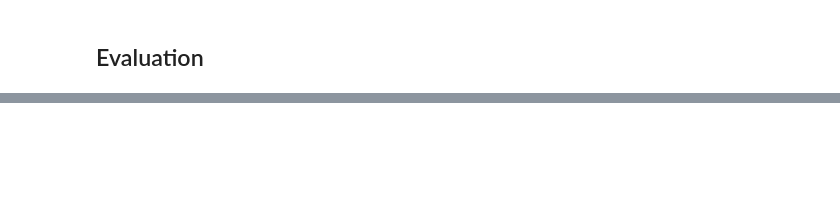
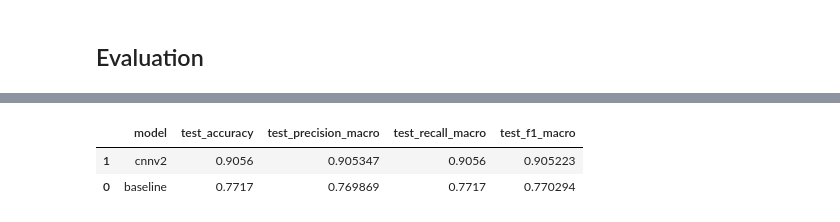
Before and after one commit to albipuliga/CIFAR10-Pytorch, a Jupyter notebook: src/cnn.ipynb, the cells around one changed output, grey strips where cells are left out. Drawn from its saved outputs; the diff is of its cells as text; code cells hidden in the pictures; blank space fills up the shorter version.

```diff
--- a/src/cnn.ipynb
+++ b/src/cnn.ipynb
@@ -191,0 +551,71 @@ Accuracy: 69.58%
+# %%
+def collect_predictions(model, loader):
+    model.eval()
+    y_true, y_pred, y_prob, imgs = [], [], [], []
+
+    with torch.no_grad():
+        for images, targets in loader:
+            out = model(images.to(device))
+            prob = torch.softmax(out, dim=1)
+            pred = prob.argmax(dim=1)
+            y_true.append(targets.cpu())
+            y_pred.append(pred.cpu())
+            y_prob.append(prob.cpu())
+            imgs.append(images.cpu())
+
+    y_true = torch.cat(y_true).numpy()
+    y_pred = torch.cat(y_pred).numpy()
+    y_prob = torch.cat(y_prob).numpy()
+    images = torch.cat(imgs)
+    confidence = y_prob.max(axis=1)
+    return y_true, y_pred, y_prob, confidence, images
+
+
+eval_rows = []
+eval_cache = {}
+
+for run in runs:
+    model_name = run["model"]
+    ckpt = torch.load(run["checkpoint"], map_location=device)
+    model = build_model(model_name).to(device)
+    model.load_state_dict(ckpt["model_state_dict"])
+
+    y_true, y_pred, y_prob, confidence, images = collect_predictions(model, test_loader)
+    cm = confusion_matrix(y_true, y_pred)
+    per_class_acc = cm.diagonal() / cm.sum(axis=1)
+
+    acc = accuracy_score(y_true, y_pred)
+    p, r, f1, _ = precision_recall_fscore_support(
+        y_true, y_pred, average="macro", zero_division=0
+    )
+
+    eval_rows.append(
+        {
+            "model": model_name,
+            "test_accuracy": acc,
+            "test_precision_macro": p,
+            "test_recall_macro": r,
+            "test_f1_macro": f1,
+        }
+    )
+
+    eval_cache[model_name] = {
+        "model": model_name,
+        "y_true": y_true,
+        "y_pred": y_pred,
+        "y_prob": y_prob,
+        "confidence": confidence,
+        "images": images,
+        "cm": cm,
+        "per_class_acc": per_class_acc,
+    }
+
+selected = eval_cache[active_model]
+evaluated_model = selected["model"]
+
+results_df = pd.DataFrame(eval_rows).sort_values("test_accuracy", ascending=False)
+results_df
+# %% [output]
+|  | model | test_accuracy | test_precision_macro | test_recall_macro | test_f1_macro |
+| 1 | cnnv2 | 0.9056 | 0.905347 | 0.9056 | 0.905223 |
+| 0 | baseline | 0.7717 | 0.769869 | 0.7717 | 0.770294 |
```
Also changed, not shown: parts of 48 cells of this notebook.
